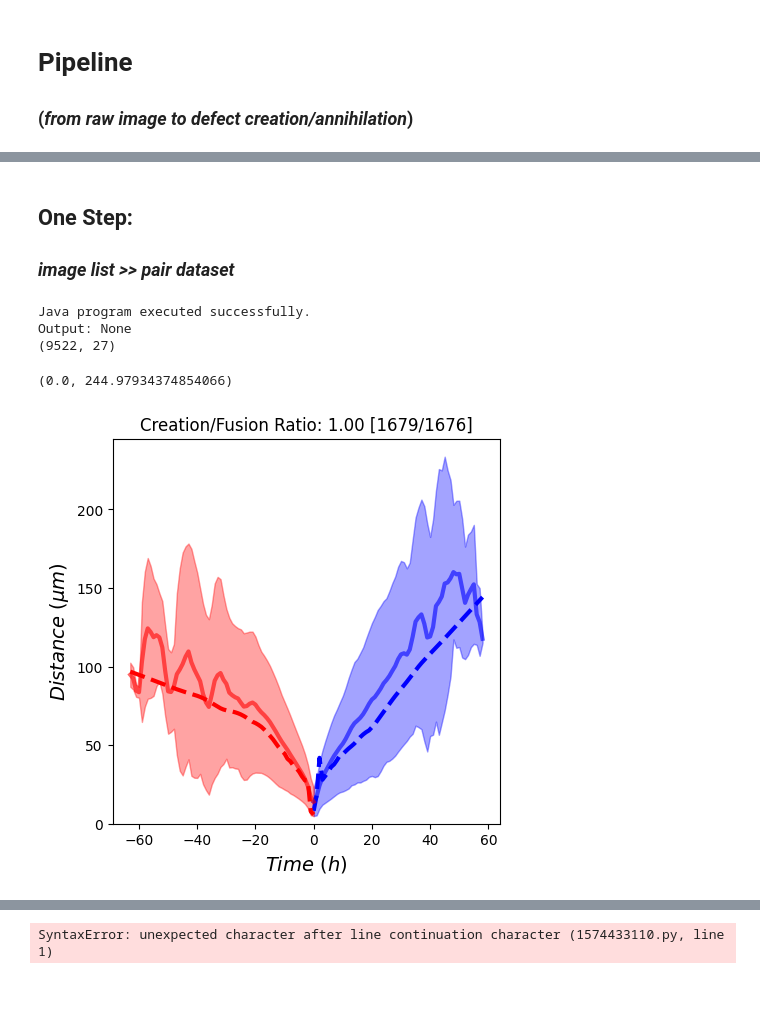
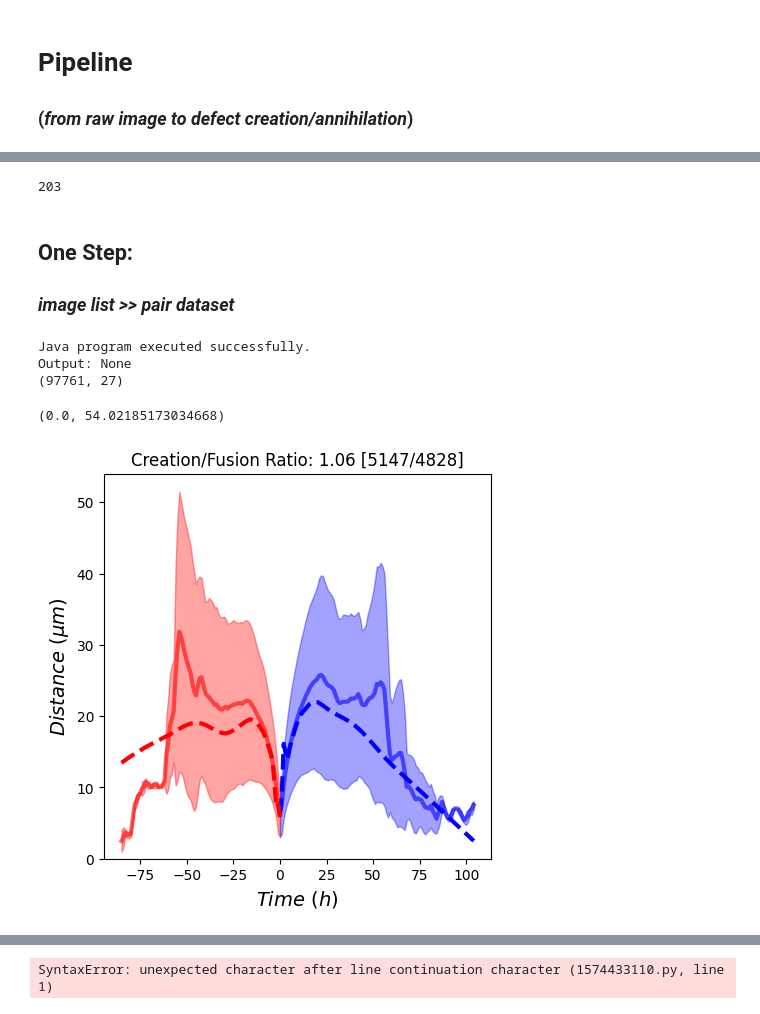
Before and after one commit to viciya/nematics, a Jupyter notebook: nematics/journals/pipeline_defect_pair_fusion_creation.ipynb, the cells around one changed output, grey strips where cells are left out. Cells and saved outputs as stored; diff of their text form; code cells hidden in the pictures.

```diff
--- a/nematics/journals/pipeline_defect_pair_fusion_creation.ipynb
+++ b/nematics/journals/pipeline_defect_pair_fusion_creation.ipynb
@@ -82,3 +84,18 @@ t_all.to_csv(output_csv)
 find_pairs_and_save_to_csv(input_csv, output_csv, dist_threshold=dist_threshold)
 
 all_pairs_df = pd.read_csv(output_csv).dropna(subset=["min_id","creation"])
+# %%
+i = 150
+output_csv = r"C:\Users\victo\OneDrive - BGU\Dov\output_bacteria6_all.csv"; dist_thres=12
+df = pd.read_csv(output_csv).dropna(subset=["min_id","creation"]).dropna(subset=["min_id","creation"]).astype('float32')
+
+print(df.xp[i], df.yp[i], df.xm[i], df.ym[i])
+print(
+    df.angp1[i]*180/np.pi, df.angp1_rel[i]*180/np.pi,
+    np.atan2(df.ym[i]-df.yp[i], df.xm[i]-df.xp[i])*180/np.pi,
+    # np.atan2(df.yp[i]-df.ym[i], df.xp[i]-df.xm[i])*180/np.pi,
+    # (df.angp1[i] - np.arctan2(df.ym[i]-df.yp[i], df.xm[i]-df.xp[i]))*180/np.pi,
+    )
+
+plt.scatter([df.xp[i], df.xm[i]], [df.yp[i], df.ym[i]], c=['red', 'blue'])
+plt.gca().set_aspect('equal', adjustable='box')
@@ -85,3 +106,7 @@ all_pairs_df = pd.read_csv(output_csv).dropna(subset=["min_id","creation"])
+# %%
+180+23
+# %% [output]
+203
 # %% [markdown]
 ## One Step:
 ### *image list >> pair dataset*
@@ -158,7 +183,11 @@ label = 'track_frame'
 # # image_path = r"E:\C2C12 and RPE in 6 well\15min5x\_1\Pos16"
 # image_path = r"C:\Users\victo\OneDrive - BGU\DATA\HT1080\HT1080_5x_5_min_24_well_media_DMSO_C3\_2\Pos41"
 # image_path = r"C:\Users\victo\OneDrive - BGU\DATA\Hacat\6Wells_5X_15min_CK666\_1\Pos38"  #Pos30 "#Pos38"
-# params = {"ori_sigma": 7, "search_range": 20, "memory": 2, "dist_threshold": 7, "first_image": 60, "last_image": 140, "step": 1}
+# image_path = r"C:\Users\victo\OneDrive - BGU\DATA\Hacat\6Wells_5X_15min_Switch to Media without Calcium and Serum\Pos26"  #Pos30 "#Pos38"
+# params = {"ori_sigma": 11, "search_range": 11, "memory": 2, "dist_threshold": 7, "first_image": 100, "last_image": 190, "step": 1}
+
+image_path = r"C:\Users\victo\OneDrive - BGU\BEER\Gil\wt20x"  #Pos30 "#Pos38"
+params = {"ori_sigma": 7, "search_range": 7, "memory": 1, "dist_threshold": 7, "first_image": 0, "last_image": -1, "step": 1}
 
 # image_path = r"C:\Users\victo\Downloads\SB_lab\BEER_DATA\CheY\6870"
 # # params = {"ori_sigma": 11, "search_range": 25, "memory": 3, "dist_threshold": 11, "first_image": 0, "last_image": 500, "step": 1}
@@ -181,8 +210,8 @@ label = 'track_frame'
 # image_path = r"C:\Users\victo\OneDrive - BGU\BEER\6"
 # params = {"ori_sigma": 11, "search_range": 45, "memory": 3, "dist_threshold": 12, "first_image": 0, "last_image": -1, "step": 1}
 
-# # image_path = r"C:\Users\victo\Downloads\ecoli" # https://academic.oup.com/pnasnexus/article/1/5/pgac269/6948003
-# # params = {"ori_sigma": 11, "search_range": 35, "memory": 3, "dist_threshold": 10, "first_image": 0, "last_image": -1, "step": 1}
+# image_path = r"C:\Users\victo\Downloads\ecoli" # https://academic.oup.com/pnasnexus/article/1/5/pgac269/6948003
+# params = {"ori_sigma": 11, "search_range": 35, "memory": 3, "dist_threshold": 10, "first_image": 0, "last_image": -1, "step": 1}
 
 # # image_path = r"C:\Users\victo\Downloads\Myxo" # https://academic.oup.com/pnasnexus/article/1/5/pgac269/6948003
 # # params = {"ori_sigma": 5, "search_range": 35, "memory": 3, "dist_threshold": 5, "first_image": 0, "last_image": -1, "step": 1}
@@ -193,8 +222,8 @@ label = 'track_frame'
 # image_path = r"C:\Users\victo\OneDrive - BGU\HBEC\s2(120-1057)\Raw"
 # params = {"ori_sigma": 21, "search_range": 35, "memory": 2, "dist_threshold": 21, "first_image": 160, "last_image": 500, "step": 1}
 
-image_path = r"C:\Users\victo\Downloads\frames_from_video\reverse_5_elong_1_5_run_dev_1"
-params = {"ori_sigma": 7, "search_range": 15, "memory": 2, "dist_threshold": 7, "first_image": 0, "last_image": -1, "step": 1}
+# image_path = r"C:\Users\victo\Downloads\frames_from_video\reverse_5_elong_1_5_run_dev_1"
+# params = {"ori_sigma": 7, "search_range": 15, "memory": 2, "dist_threshold": 7, "first_image": 0, "last_image": -1, "step": 1}
 
 # dist_thres = params["dist_threshold"]
 
@@ -221,7 +250,7 @@ df_plus, df_minus = image_list_to_defect_list(image_list[:params["last_image"]],
 # image_list = natsorted(glob.glob(os.path.join(image_path, '*.png')), key=lambda y: y.lower())[::params["step"]]
 # df_plus, df_minus = image_list_to_defect_list(image_list[params["first_image"]:params["last_image"]], sigma=params["ori_sigma"])
 
-# params["search_range"] = 20
+# params["search_range"] = 11
 # params["memory"] = 2
 
 df_list= Parallel(n_jobs=4)(delayed(lambda df: tp.link_df(df, params["search_range"], memory=params["memory"])) (df) for df in [df_plus,df_minus])
@@ -236,6 +265,9 @@ t_all.rename(columns={
                     }, inplace=True)
 t_all["POSITION_T"] = t_all["FRAME"]
 os.makedirs(os.path.dirname(input_csv), exist_ok=True)
+# Convert all numeric columns to float32 to save memory
+num_cols = t_all.select_dtypes(include=['number']).columns
+t_all[num_cols] = t_all[num_cols].astype('float32')
 t_all.to_csv(input_csv)
 
 find_pairs_and_save_to_csv(input_csv, output_csv, dist_threshold=params["dist_threshold"])
@@ -244,7 +276,7 @@ all_pairs_df = pd.read_csv(output_csv).dropna(subset=["min_id","creation"])
 # %% [output]
 Java program executed successfully.
 Output: None
-(9522, 27)
+(97761, 27)
 # %%
 # output_csv = r"C:\Users\victo\OneDrive - BGU\DATA\Hacat\6 Wells _5x_15min\_1\Nematics\output_Pos9.csv"; dist_thres=11
 # output_csv = r"D:\C2C12 and RPE in 6 well\15min5x\_1\Nematics\output_C2C12.csv"; dist_thres=25
@@ -253,19 +285,25 @@ Output: None
 # output_csv = r"C:\Users\victo\OneDrive - BGU\DATA\HT1080\HT1080_5x_5_min_24_well_media_DMSO_C3\_2\Nematics\output_Pos41_frame0_200_sigma7.csv"; dist_thres=7
 # output_csv = r"C:\Users\victo\OneDrive - BGU\DATA\Hacat\6Wells_5X_15min_CK666\_1\Nematics\output_Pos3.csv"; dist_thres=7
 # output_csv = r"C:\Users\victo\OneDrive - BGU\Dov\output_HBEC_s23456.csv"; dist_thres=15
-output_csv = r"C:\Users\victo\OneDrive - BGU\Dov\output_bacteria6_all.csv"; dist_thres=12
+# output_csv = r"C:\Users\victo\OneDrive - BGU\Dov\output_bacteria6_all.csv"; dist_thres=12
 # output_csv = r"C:\Users\victo\Downloads\Nematics\output_ecoli.csv"; dist_thres=10
 # output_csv = r"C:\Users\victo\Downloads\Nematics\output_ecoli05.csv"; dist_thres=10
 # output_csv = r"C:\Users\victo\Downloads\Nematics\output_tubulin_frame1_-1_sigma15.csv"; dist_thres=15
 # output_csv = r"C:\Users\victo\OneDrive - BGU\HBEC\s2(120-1057)\Nematics\output_Raw_frame160_500_sigma21.csv"; dist_thres=21
 # output_csv = r"C:\Users\victo\Downloads\Yuv_Numeric\Nematics\output_FRAMES_00_frame0_-1_sigma4.csv"; dist_thres=4  #Pos30 "#Pos38"
 # output_csv = r"C:\Users\victo\Downloads\Nematics\output_tubulin_frame1_-1_sigma21_step3 - BST.csv"; dist_thres=15
+# output_csv = r"C:\Users\victo\Downloads\SB_lab\BEER_DATA\real ccw\Nematics\output_2_frame0_-1_sigma12_step1.csv"; dist_thres=12
+# output_csv = r"C:\Users\victo\OneDrive - BGU\DATA\Hacat\6Wells_5X_15min_Switch to Media without Calcium and Serum\Nematics\PlusAndMinusTM_Pos26_frame100_190_sigma11_step1.csv"; dist_thres=10
 
-# output_csv = r"C:\Users\victo\Downloads\SB_lab\BEER_DATA\real ccw\Nematics\output_2_frame0_-1_sigma12_step1.csv"; dist_thres=12
-params = {"ori_sigma": 11, "search_range": 35, "memory": 3, "dist_threshold": dist_thres, "first_image": 0, "last_image": -1, "step": 1}
+# params = {"ori_sigma": 11, "search_range": 35, "memory": 3, "dist_threshold": dist_thres, "first_image": 0, "last_image": -1, "step": 1}
+
+
 
 
 all_pairs_df = pd.read_csv(output_csv).dropna(subset=["min_id","creation"]).dropna(subset=["min_id","creation"])
+# Convert all numeric columns to float16 to save memory
+num_cols = all_pairs_df.select_dtypes(include=['number']).columns
+all_pairs_df[num_cols] = all_pairs_df[num_cols].astype('float32')
 
 show = False
 win = 1
@@ -285,35 +323,35 @@ df_all = pd.concat([df_cr, df_fuse])
 fig, ax1 = plt.subplots(1,1,  figsize=(5,5))
 # for color,df in zip(["b","r","k"], [df_cr, df_fuse, df_all]):
 for color,df in zip(["b","r"], [df_cr, df_fuse]):
     df_ = plot_rolling_average(df, ax1, "distance", "track_frame", win=win, show=~show, color=color, avfunc=np.mean, stdfunc=np.std)
     if not show:
         # ax1.plot(df_.track_frame/12, df_.distance_ave*.74, color, linewidth=3)
         ax1.fill_between(df_.track_frame,
                         (df_.distance_ave-df_.distance_std),
                         (df_.distance_ave+df_.distance_std),
                         color=color, alpha=.2)
         # break
 
     df = df.sort_values('track_frame')
     # Apply LOWESS smoothing
     lowess = sm.nonparametric.lowess
     smoothed = lowess(df['distance'], df['track_frame'], frac=1./11.)  # Adjust frac for smoothing level
     # Create a new DataFrame for the smoothed values
     smoothed_df = pd.DataFrame(smoothed, columns=['track_frame', 'smoothed_distance'])
     ax1.plot(smoothed_df['track_frame'], smoothed_df['smoothed_distance'], "--", color=color, linewidth=3, label='Smoothed Distance')
 
 
 cr_n = len(all_pairs_df_.plus_id[all_pairs_df_.creation].unique())
 fuse_n = len(all_pairs_df_.plus_id[all_pairs_df_.fusion].unique())
 
 plt.title("Creation/Fusion Ratio: %.4s [%.4s/%.4s]" % (cr_n/fuse_n, cr_n, fuse_n))
 ax1.set_xlabel("$Time ~(h)$", fontsize=14); ax1.set_ylabel("$Distance ~(\mu m)$", fontsize=14)
 # ax1.set_xlim([-70,70]);
 ax1.set_ylim([0,None])
 # fig.savefig(r"C:\Users\victo\OneDrive - BGU\BEER\DefectInter paper\Images\distance ecoli.svg")
 # %% [output]
-(0.0, 244.97934374854066)
+(0.0, 54.02185173034668)
-[figure, old version]
+[figure, new version]
 # %%
 # label = 'track_frame'
 # label = 'distance'
```
Also changed, not shown: parts of 13 cells of this notebook, 8 other files.
